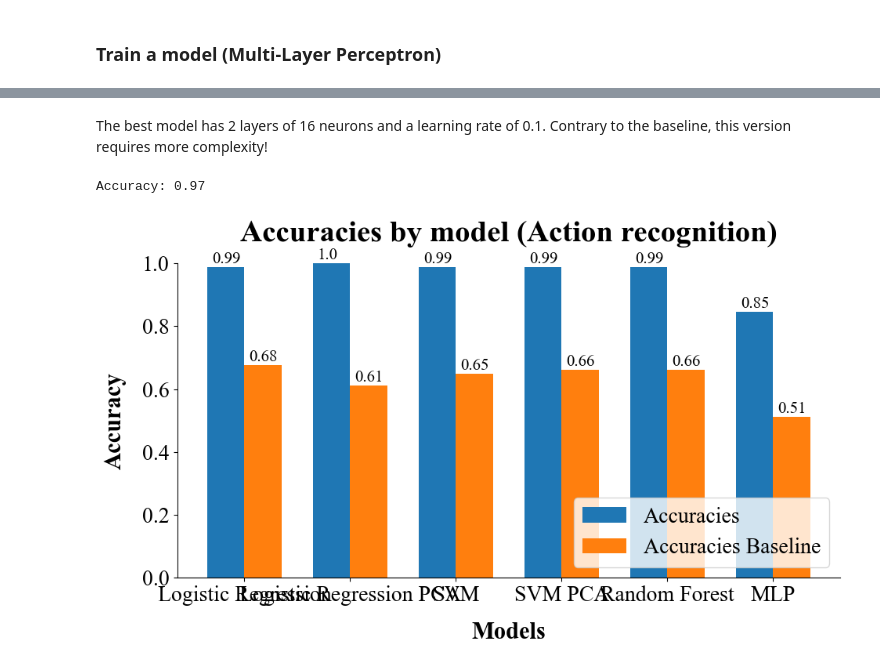
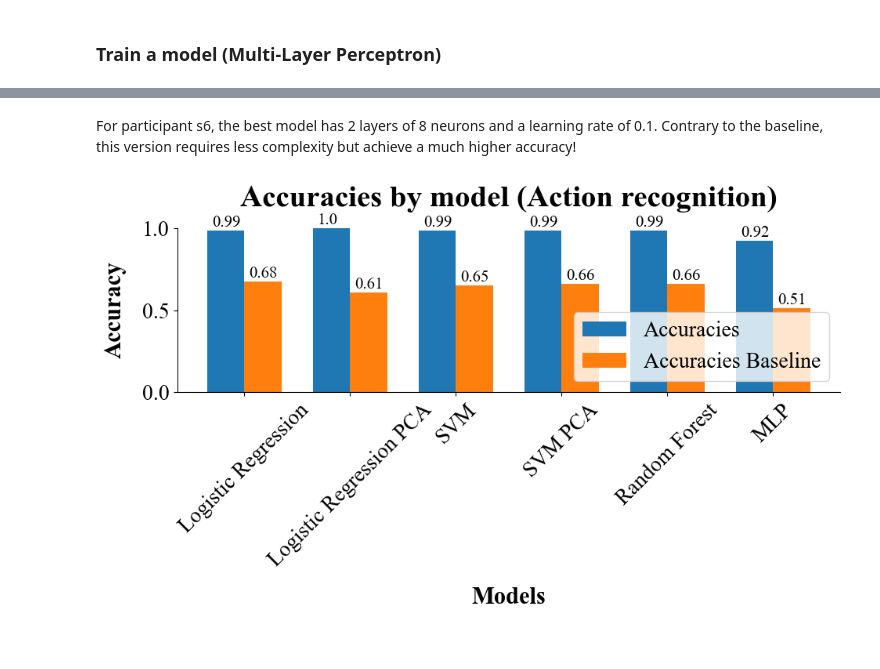
Before and after one commit to CS-433/ml-project-2-ml4science_tne, a Jupyter notebook: Code/AR_run.ipynb, the cells around one changed output, grey strips where cells are left out. Cells and saved outputs as stored; diff of their text form; code cells hidden in the pictures.

```diff
--- a/Code/AR_run.ipynb
+++ b/Code/AR_run.ipynb
@@ -205,6 +206,6 @@ The best model has 2 layers of 8 neurons and a learning rate of 0.1.
 # %%
-mlp = MLP(X_train.shape[1], 2, layers=models['8_8_01']['layers'])
-mlp.load_state_dict(torch.load('saved/mlpARbaseline_8_8_01.pth'))
+mlp = MLP(X_train.shape[1], 2, layers=models['8_16_01']['layers'])
+mlp.load_state_dict(torch.load('saved/mlpARbaseline_8_16_01.pth'))
 mlp.eval()
 
 testset = DfDataset(X_test, y_test)
@@ -318,8 +321,8 @@ Model 32_16_01 Validation Loss: 0.6810
 # %% [markdown]
-The best model has 2 layers of 16 neurons and a learning rate of 0.1. Contrary to the baseline, this version requires more complexity!
+For participant s6, the best model has 2 layers of 8 neurons and a learning rate of 0.1. Contrary to the baseline, this version requires less complexity but achieve a much higher accuracy!
 # %%
-mlp = MLP(X_train.shape[1], 2, layers=models['16_16_01']['layers'])
-mlp.load_state_dict(torch.load('saved/mlpAR_16_16_01.pth'))
+mlp = MLP(X_train.shape[1], 2, layers=models['8_8_01']['layers'])
+mlp.load_state_dict(torch.load('saved/mlpAR_8_8_01.pth'))
 mlp.eval()
 
 testset = DfDataset(X_test, y_test)
@@ -333,8 +336,6 @@ acc /= len(testset)
 print(f"Accuracy: {acc:.2f}")
 
 accuracies['MLP'] = acc
-# %% [output]
-Accuracy: 0.97
 # %%
 # General
 plt.rcParams["font.family"] = "Times New Roman"
@@ -362,32 +363,32 @@ width = 0.35
 fig, ax = plt.subplots(figsize=(10, 6))
 
 bars1 = ax.bar(x - width/2, dataset_values, width, label='Accuracies')
 bars2 = ax.bar(x + width/2, baseline_values, width, label='Accuracies Baseline')
 
 ax.set_xticks(x)
-ax.set_xticklabels(models)
+ax.set_xticklabels(models, rotation=45)
 
 ax.set_ylabel('Accuracy')
 ax.set_xlabel('Models')
 ax.set_title('Accuracies by model (Action recognition)')
 
 ax.set_ylim(0,1)
 
 ax.legend(loc = 'lower right')
 
 for bar in bars1:
     yval = bar.get_height()
     ax.text(bar.get_x() + bar.get_width()/8, yval, round(yval, 2), va='bottom', fontsize=15)
 
 for bar in bars2:
     yval = bar.get_height()
     ax.text(bar.get_x() + bar.get_width()/8, yval, round(yval, 2), va='bottom', fontsize=15)
 
 plt.tight_layout()
 saved_dir = os.path.join(os.getcwd(), 'figures')
 if not os.path.exists(saved_dir):
     os.makedirs(saved_dir)
 plt.savefig('figures/accuracies_ExObs.png')
 plt.show()
 # %% [output]
-[figure, old version]
+[figure, new version]
```
Also changed, not shown: parts of 6 cells of this notebook, 1 other file.
